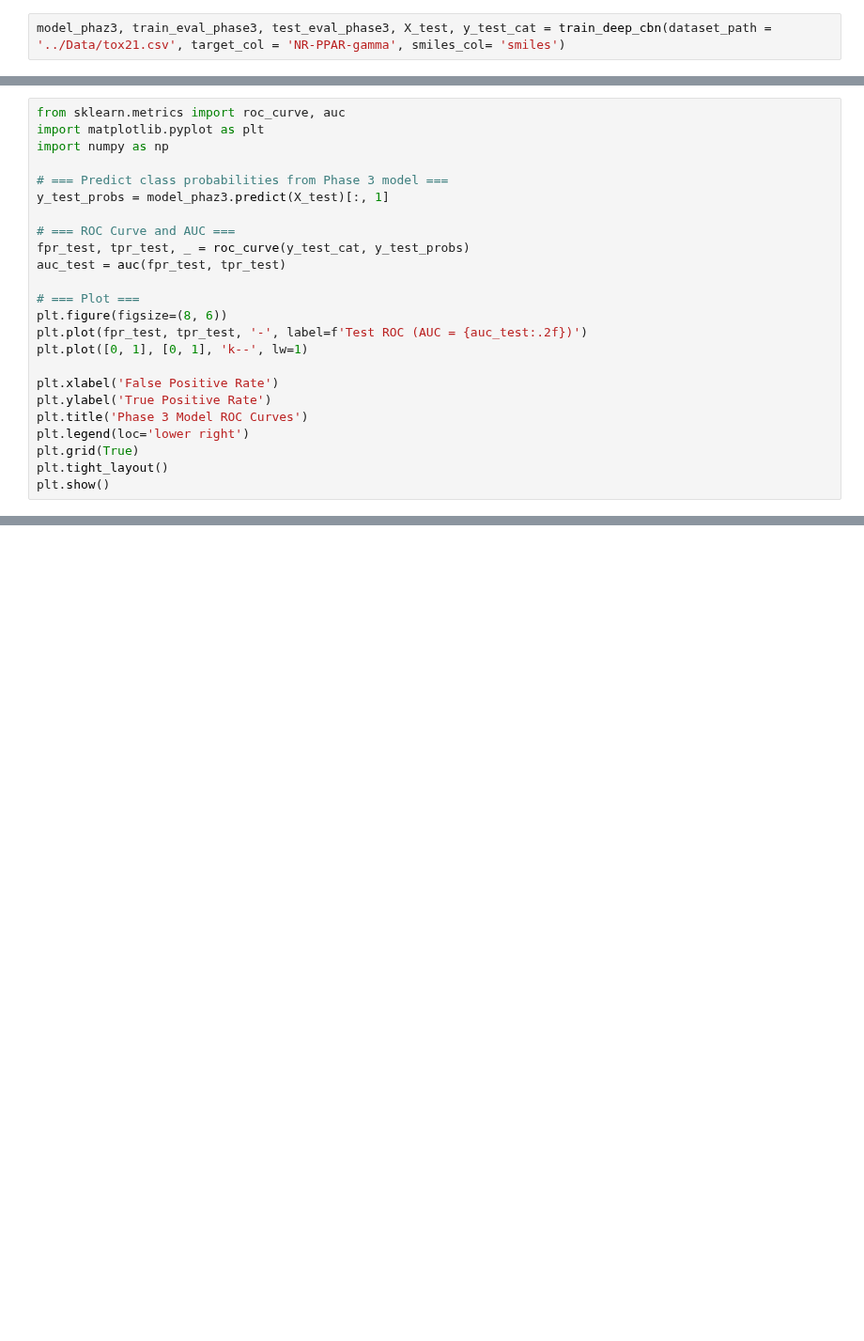
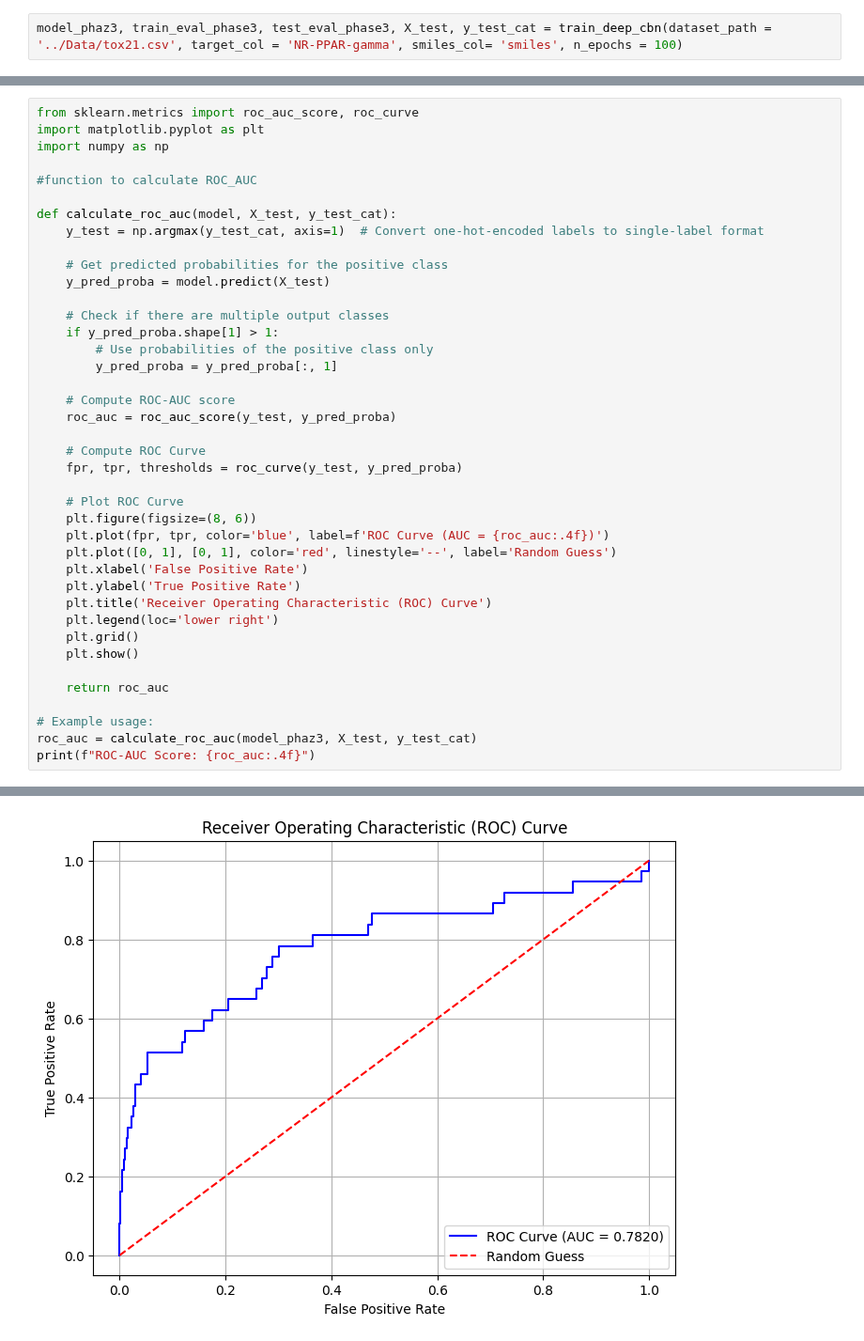
Before and after one commit to akianfar/Deep-CBN, a Jupyter notebook: src/train_deep_cbn_fnx.ipynb, the cells around one changed output, grey strips where cells are left out. Shown at 94% size. Saved outputs shown, nothing was run; the diff lists cells and outputs as text; blank space fills up the shorter version.

Commit message:
updated train deep CBN to work in a for loop

```diff
--- a/src/train_deep_cbn_fnx.ipynb
+++ b/src/train_deep_cbn_fnx.ipynb
@@ -442,5 +522,5 @@ def train_deep_cbn(dataset_path, target_col, smiles_col):
 # %%
-model_phaz3, train_eval_phase3, test_eval_phase3, X_test, y_test_cat = train_deep_cbn(dataset_path = '../Data/tox21.csv', target_col = 'NR-PPAR-gamma', smiles_col= 'smiles')
+model_phaz3, train_eval_phase3, test_eval_phase3, X_test, y_test_cat = train_deep_cbn(dataset_path = '../Data/tox21.csv', target_col = 'NR-PPAR-gamma', smiles_col= 'smiles', n_epochs = 100)
 # %% [output]
 Model: "model_feature"
 ┏━━━━━━━━━━━━━━━━━━━━━━━━━━━━━━━━━┳━━━━━━━━━━━━━━━━━━━━━━━━┳━━━━━━━━━━━━━━━┓
@@ -498,25 +566,41 @@ Epoch 28/100
 # %%
-from sklearn.metrics import roc_curve, auc
+from sklearn.metrics import roc_auc_score, roc_curve
 import matplotlib.pyplot as plt
 import numpy as np
 
-# === Predict class probabilities from Phase 3 model ===
-y_test_probs = model_phaz3.predict(X_test)[:, 1]
+#function to calculate ROC_AUC
 
-# === ROC Curve and AUC ===
-fpr_test, tpr_test, _ = roc_curve(y_test_cat, y_test_probs)
-auc_test = auc(fpr_test, tpr_test)
+def calculate_roc_auc(model, X_test, y_test_cat):
+    y_test = np.argmax(y_test_cat, axis=1)  # Convert one-hot-encoded labels to single-label format
 
-# === Plot ===
-plt.figure(figsize=(8, 6))
-plt.plot(fpr_test, tpr_test, '-', label=f'Test ROC (AUC = {auc_test:.2f})')
-plt.plot([0, 1], [0, 1], 'k--', lw=1)
+    # Get predicted probabilities for the positive class
+    y_pred_proba = model.predict(X_test)
 
-plt.xlabel('False Positive Rate')
-plt.ylabel('True Positive Rate')
-plt.title('Phase 3 Model ROC Curves')
-plt.legend(loc='lower right')
-plt.grid(True)
-plt.tight_layout()
-plt.show()
+    # Check if there are multiple output classes
+    if y_pred_proba.shape[1] > 1:
+        # Use probabilities of the positive class only
+        y_pred_proba = y_pred_proba[:, 1]
+
+    # Compute ROC-AUC score
+    roc_auc = roc_auc_score(y_test, y_pred_proba)
+
+    # Compute ROC Curve
+    fpr, tpr, thresholds = roc_curve(y_test, y_pred_proba)
+
+    # Plot ROC Curve
+    plt.figure(figsize=(8, 6))
+    plt.plot(fpr, tpr, color='blue', label=f'ROC Curve (AUC = {roc_auc:.4f})')
+    plt.plot([0, 1], [0, 1], color='red', linestyle='--', label='Random Guess')
+    plt.xlabel('False Positive Rate')
+    plt.ylabel('True Positive Rate')
+    plt.title('Receiver Operating Characteristic (ROC) Curve')
+    plt.legend(loc='lower right')
+    plt.grid()
+    plt.show()
+
+    return roc_auc
+
+# Example usage:
+roc_auc = calculate_roc_auc(model_phaz3, X_test, y_test_cat)
+print(f"ROC-AUC Score: {roc_auc:.4f}")
 # %% [output]
@@ -523,0 +608 @@ NameError: name 'model_phaz3' is not defined
+[figure, added]
```
Also changed, not shown: parts of 13 cells of this notebook, 1 other file.
